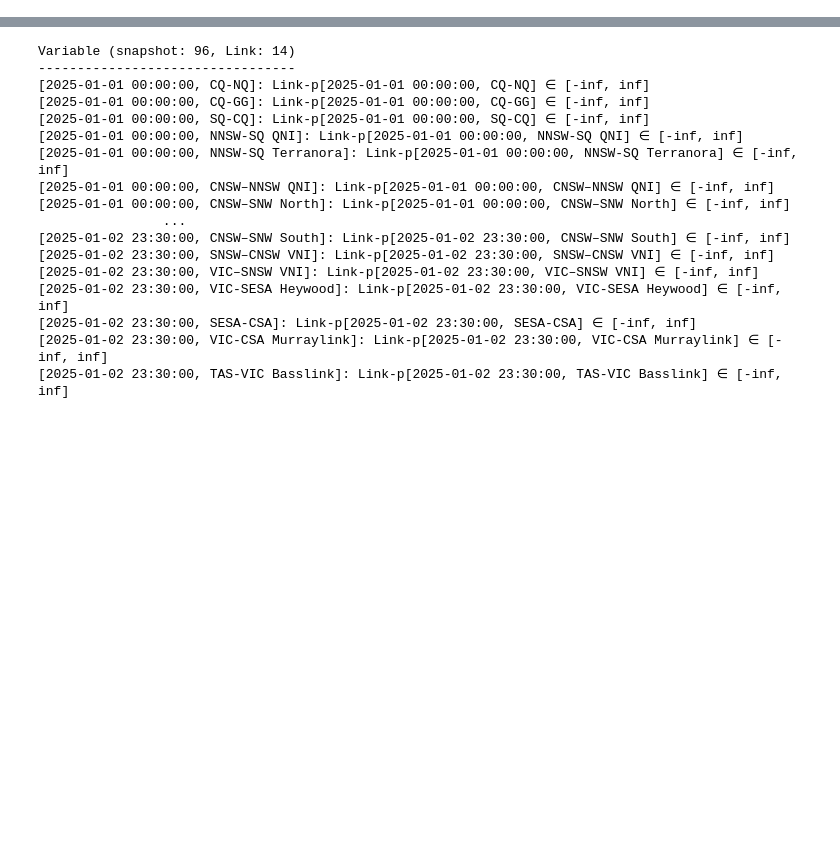
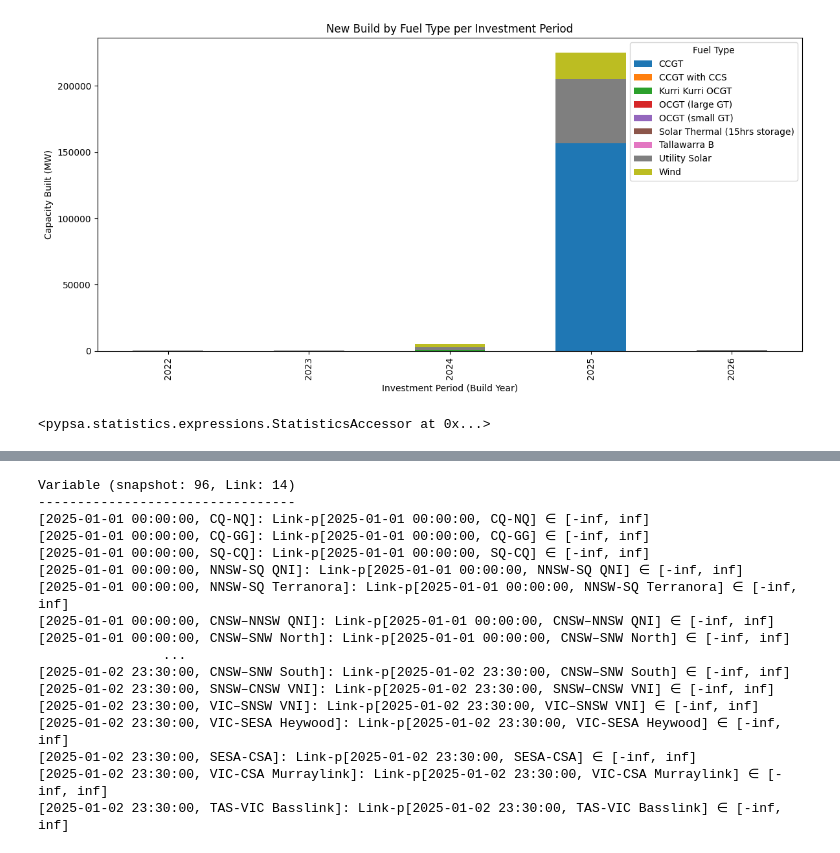
Before and after one commit to ArthurBond/AUS-CEM, a Jupyter notebook: scripts/build_test_network.ipynb, the cells around one changed output, grey strips where cells are left out. Saved outputs shown, nothing was run; the diff lists cells and outputs as text; code cells hidden in the pictures; blank space fills up the shorter version.

```diff
--- a/scripts/build_test_network.ipynb
+++ b/scripts/build_test_network.ipynb
@@ -154,0 +91,2 @@ network.links
+# %%
+testn.model.add_constraints(
@@ -154,0 +113,9 @@ network.links
+# %%
+augmentations = {"aug1": {"cost": 100, "capacity": 200}}
+years = [100]
+
+x = testn.model.add_variables(
+        coords={"aug": list(augmentations.keys()), "year": years},
+        binary=True,
+        name="augment_option"
+    )
@@ -178,0 +531,39 @@ Reading time = 0.09 seconds
+# %%
+import matplotlib.pyplot as plt
+
+def plot_build_by_fuel(network):
+    """
+    Plots the total new build (p_nom_opt) for each fuel type per investment period.
+    Assumes the network is solved and has generators with 'build_year' and 'carrier' attributes.
+    """
+    # Get generator DataFrame
+    gens = network.generators
+
+    # Only consider generators that are extendable (i.e., new builds)
+    if "p_nom_opt" not in gens.columns:
+        print("Network not solved or p_nom_opt missing.")
+        return
+
+    # Get build_year and carrier for each generator
+    build_years = gens["build_year"] if "build_year" in gens.columns else gens.index.map(lambda x: network.generators.at[x, "build_year"])
+    carriers = gens["carrier"]
+
+    # Group by (build_year, carrier) and sum p_nom_opt
+    build_df = gens.groupby([build_years, carriers])["p_nom_opt"].sum().unstack(fill_value=0)
+
+    # Plot
+    build_df.plot(kind="bar", stacked=True, figsize=(12,6))
+    plt.xlabel("Investment Period (Build Year)")
+    plt.ylabel("Capacity Built (MW)")
+    plt.title("New Build by Fuel Type per Investment Period")
+    plt.legend(title="Fuel Type")
+    plt.tight_layout()
+    plt.show()
+
+plot_build_by_fuel(network)
+# %% [output]
+[figure, added]
+# %%
+network.statistics
+# %% [output]
+<pypsa.statistics.expressions.StatisticsAccessor at 0x...>
```
Also changed, not shown: parts of 60 cells of this notebook, 13 other files.
